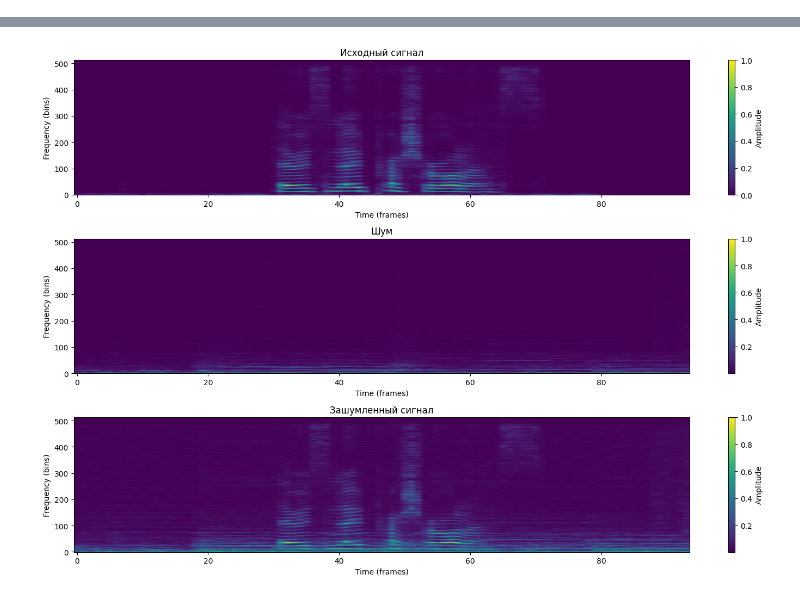
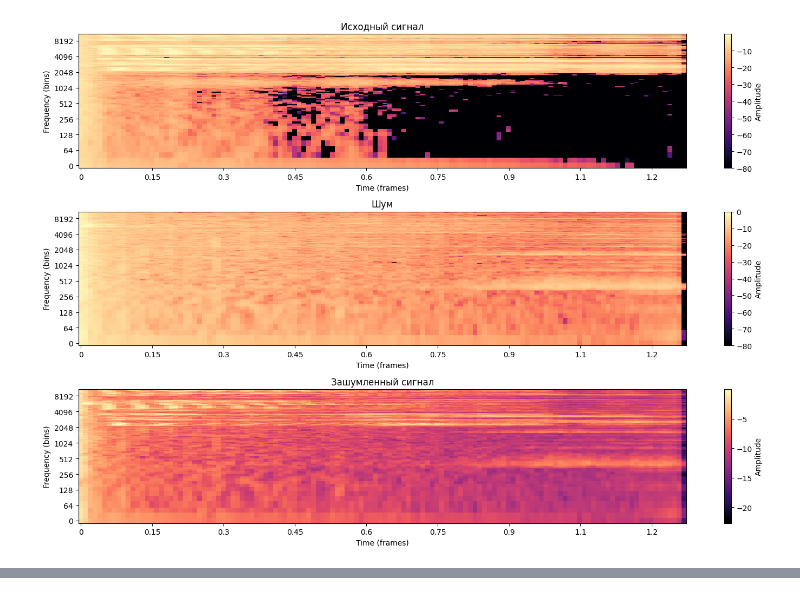
Before and after one commit to PryanikM/NN_noise_canceller, a Jupyter notebook: prepare_data.ipynb, the cells around one changed output, grey strips where cells are left out. Cells and saved outputs as stored; diff of their text form; code cells hidden in the pictures.

```diff
--- a/prepare_data.ipynb
+++ b/prepare_data.ipynb
@@ -16 +24,5 @@ mix_spector, clean_spector, noisy_spector, clean_audio, noisy_audio, mix_audio =
+# %%
+dataset.draw_spectogram((clean_spector[0], "Исходный сигнал"), (noisy_spector[0], "Шум"),  (mix_spector[0], "Зашумленный сигнал"))
+# %% [output]
+[figure, added]
 # %%
@@ -26,6 +38,2 @@ Audio(mix_audio, rate=16000)
 # %% [output]
 [interactive output not drawn]
-# %%
-utils.visualize_results((clean_spector, "Исходный сигнал"), (noisy_spector, "Шум"),  (mix_spector, "Зашумленный сигнал"))
-# %% [output]
-[figure, removed]
```
Also changed, not shown: parts of 9 cells of this notebook, 12 other files.
